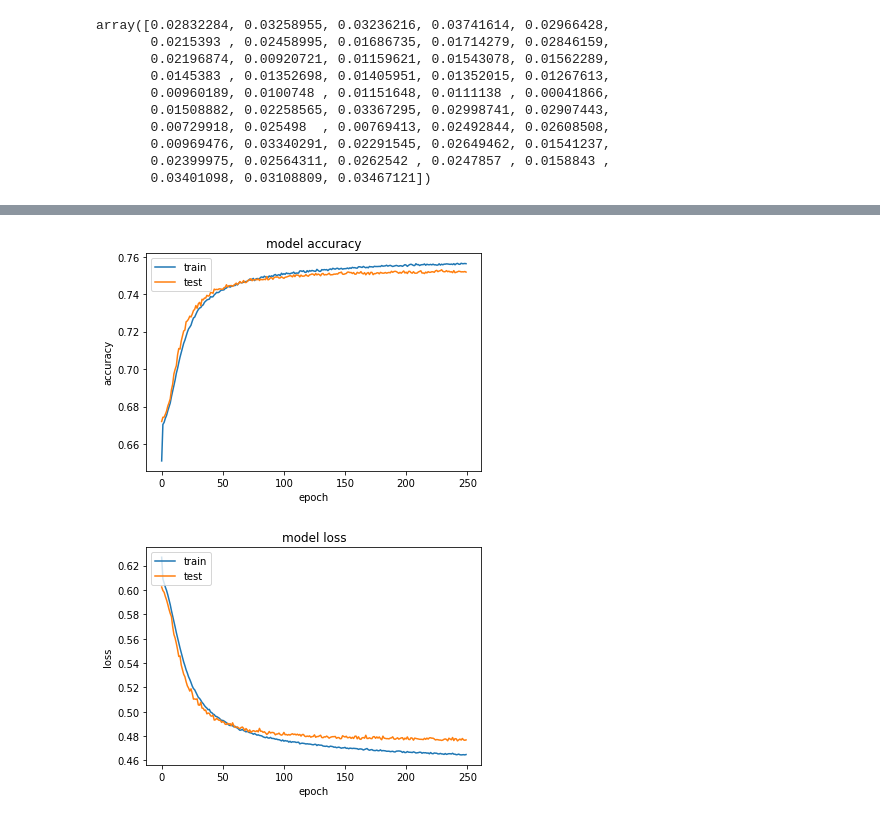
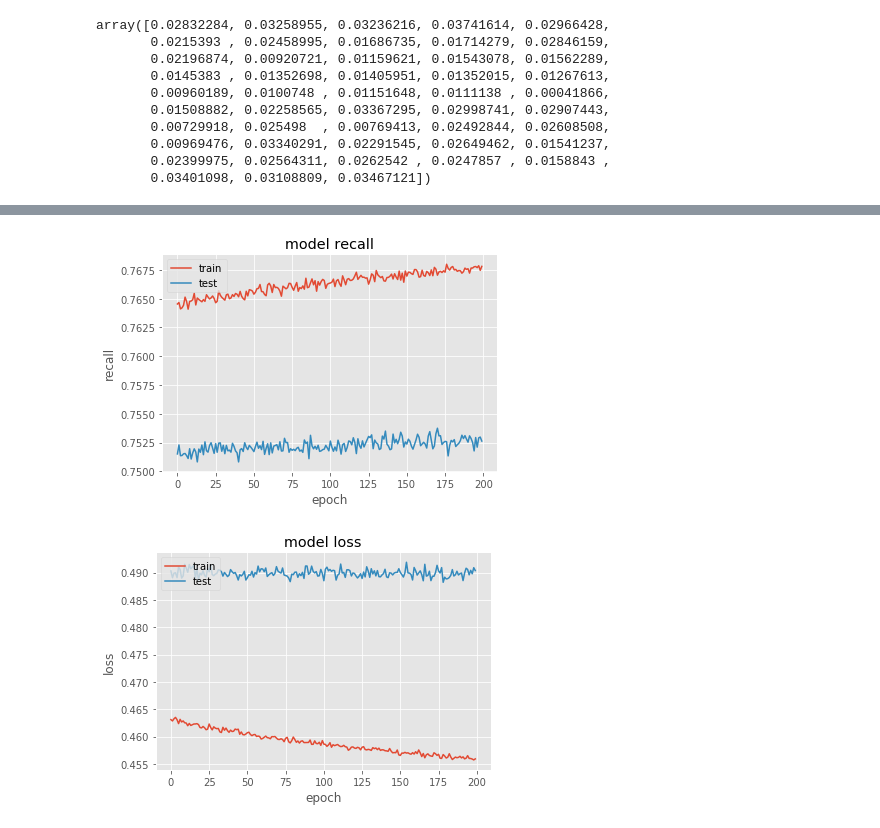
Before and after one commit to cliffrunner/Capstone_2_project, a Jupyter notebook: Capstone2_model_building.ipynb, the cells around one changed output, grey strips where cells are left out. Saved outputs shown, nothing was run; the diff lists cells and outputs as text; code cells hidden in the pictures.

Commit message:
more comments, and rerun ANN with recall score as metrics

```diff
--- a/Capstone2_model_building.ipynb
+++ b/Capstone2_model_building.ipynb
@@ -298,5 +307,5 @@ else:
 # %%
-disease_label = ['other_cancer']
+disease_label = ['diabetes']
 disease_labels = ['depress_disorder','diabetes','kidney','skin_cancer','other_cancer']
 # behavior_labels = ['income','exercise_cat150','exercise_cat300','exercise_guide','bmi_cat']
 disease_labels.remove(disease_label[0])
@@ -314,7 +323,7 @@ if upsampled:
     X_minority_upsampled = resample(X_minority,
                                     replace=True,
                                     n_samples=temp.values[0],
-                                    random_state=123)
+                                    random_state=12)
     X_upsampled = pd.concat([X_majority, X_minority_upsampled])
     X_upsampled = shuffle(X_upsampled)
     y = X_upsampled[disease_label[0]]
@@ -323,7 +332,7 @@ else:
     X_majority_downsampled = resample(X_majority,
                                     replace=False,
                                     n_samples=temp.values[1],
-                                    random_state=123)
+                                    random_state=12)
     X_downsampled = pd.concat([X_minority, X_majority_downsampled])
     X_downsampled = shuffle(X_downsampled)
     y = X_downsampled[disease_label[0]]
@@ -469,6 +502,31 @@ array([0.02832284, 0.03258955, 0.03236216, 0.03741614, 0.02966428,
 from keras.models import Sequential
 from keras.layers import Dense, Dropout
 from keras.callbacks import EarlyStopping
+from keras import backend as K
+
+# keras does not have recall and precision as metrics
+# therefore these two metrics are defined below.
+def recall(y_true, y_pred):
+    """Recall metric.
+    Only computes a batch-wise average of recall.
+    Computes the recall, a metric for multi-label classification of
+    how many relevant items are selected.
+    """
+    true_positives = K.sum(K.round(K.clip(y_true * y_pred, 0, 1)))
+    possible_positives = K.sum(K.round(K.clip(y_true, 0, 1)))
+    recall = true_positives / (possible_positives + K.epsilon())
+    return recall
+
+def precision(y_true, y_pred):
+    """Precision metric.
+    Only computes a batch-wise average of precision.
+    Computes the precision, a metric for multi-label classification of
+    how many selected items are relevant.
+    """
+    true_positives = K.sum(K.round(K.clip(y_true * y_pred, 0, 1)))
+    predicted_positives = K.sum(K.round(K.clip(y_pred, 0, 1)))
+    precision = true_positives / (predicted_positives + K.epsilon())
+    return precision
 
 y = pd.get_dummies(y)
 Xtrain, Xtest, ytrain, ytest = train_test_split(X, y, test_size=0.2, random_state=21)
@@ -484,7 +542,7 @@ def ANN_model():
     model.add(Dense(16, activation='relu'))
 #     model.add(Dropout(0.2))
     model.add(Dense(2, activation='softmax'))
-    model.compile(optimizer='adam', loss='categorical_crossentropy', metrics=['accuracy'])
+    model.compile(optimizer='adam', loss='categorical_crossentropy', metrics=[recall])
 
     return model
 
@@ -493,5 +551,5 @@ ANN = ANN_model()
 early_stop = [EarlyStopping(monitor='categorical_crossentropy', min_delta=0, patience=3, verbose=1, mode='auto')]
 
 # ANN
-history = ANN.fit(Xtrain, ytrain, validation_data=(Xtest, ytest), epochs=250, batch_size=10000, callbacks=early_stop)
+history = ANN.fit(Xtrain, ytrain, validation_data=(Xtest, ytest), epochs=200, batch_size=10000, callbacks=early_stop)
 # %% [output]
@@ -518,0 +578,2 @@ Epoch 250/250
+# %%
+history = ANN.fit(Xtrain, ytrain, validation_data=(Xtest, ytest), epochs=200, batch_size=10000, callbacks=early_stop)
@@ -519,16 +602,16 @@ Epoch 250/250
 # %%
 %matplotlib inline
 import matplotlib.pyplot as plt
 # summarize history for accuracy
-plt.plot(history.history['acc'])
-plt.plot(history.history['val_acc'])
-plt.title('model accuracy')
-plt.ylabel('accuracy')
+plt.plot(history.history['recall'])
+plt.plot(history.history['val_recall'])
+plt.title('model recall')
+plt.ylabel('recall')
 plt.xlabel('epoch')
 plt.legend(['train', 'test'], loc='upper left')
 plt.show()
 # %% [output]
-[figure, old version]
+[figure, new version]
 # %%
 # summarize history for loss
 plt.plot(history.history['loss'])
@@ -539,4 +622,4 @@ plt.xlabel('epoch')
 plt.legend(['train', 'test'], loc='upper left')
 plt.show()
 # %% [output]
-[figure, old version]
+[figure, new version]
```
Also changed, not shown: parts of 9 cells of this notebook.
